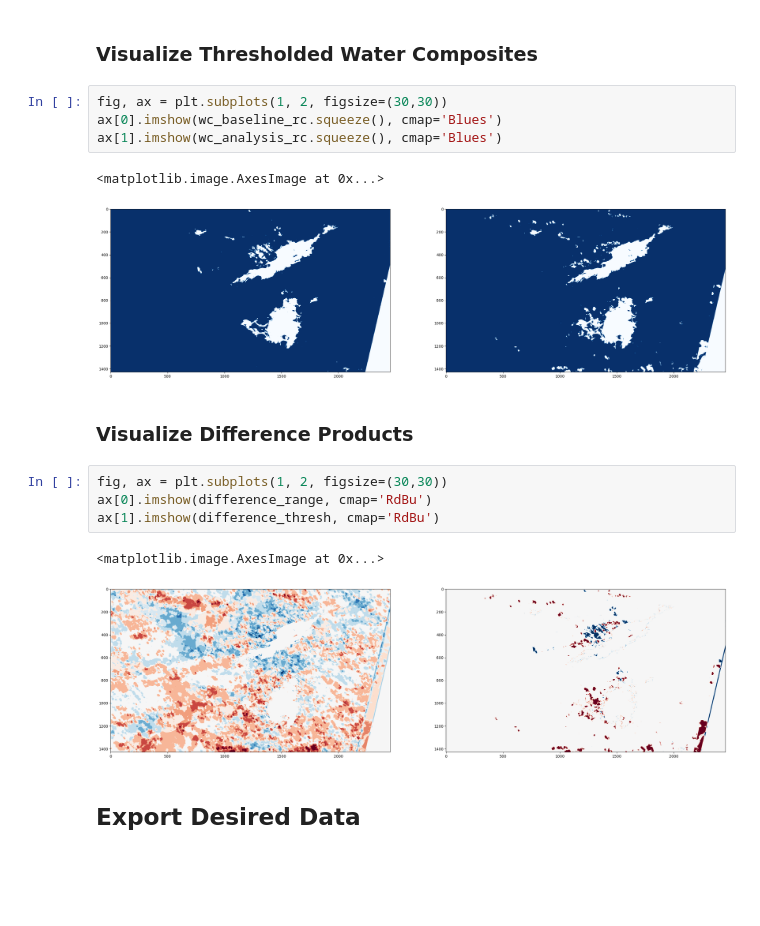
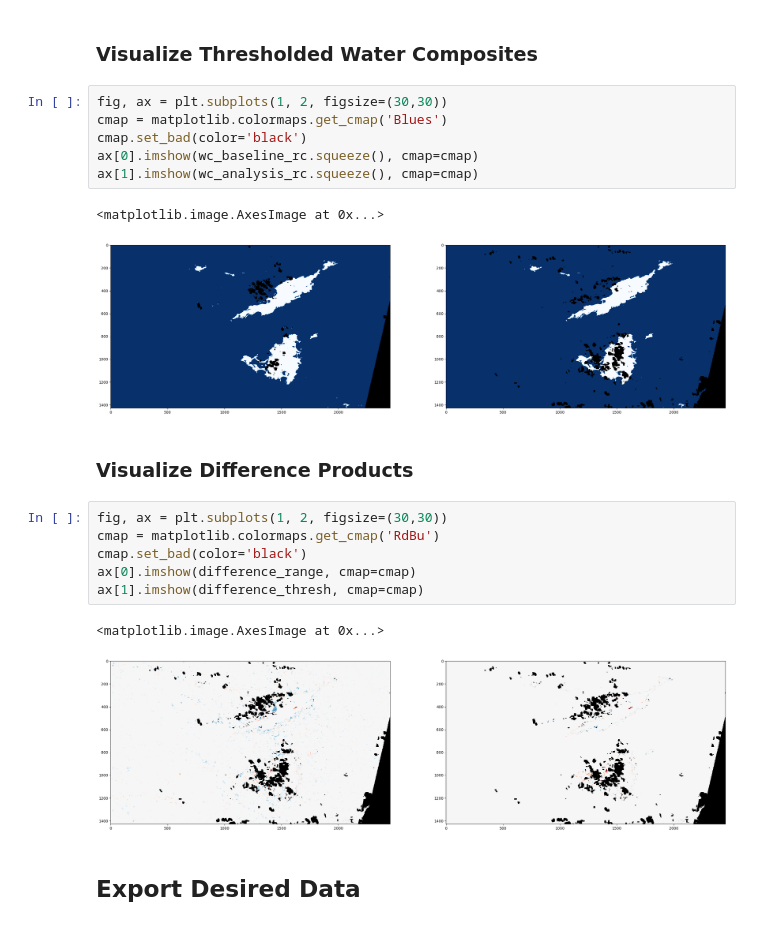
Before and after one commit to sabinenix/odc-hub, a Jupyter notebook: todeploy/nodatacube/WaterChange_2.ipynb, the cells around one changed output. Saved outputs shown, nothing was run; the diff lists cells and outputs as text; blank space fills up the shorter version.

```diff
--- a/todeploy/nodatacube/WaterChange_2.ipynb
+++ b/todeploy/nodatacube/WaterChange_2.ipynb
@@ -227,20 +230,24 @@ difference_thresh = wc_analysis_rc - wc_baseline_rc
 ### Visualize Thresholded Water Composites
 # %%
 fig, ax = plt.subplots(1, 2, figsize=(30,30))
-ax[0].imshow(wc_baseline_rc.squeeze(), cmap='Blues')
-ax[1].imshow(wc_analysis_rc.squeeze(), cmap='Blues')
+cmap = matplotlib.colormaps.get_cmap('Blues')
+cmap.set_bad(color='black')
+ax[0].imshow(wc_baseline_rc.squeeze(), cmap=cmap)
+ax[1].imshow(wc_analysis_rc.squeeze(), cmap=cmap)
 # %% [output]
 <matplotlib.image.AxesImage at 0x...>
-[figure, old version]
+[figure, new version]
 # %% [markdown]
 ### Visualize Difference Products
 # %%
 fig, ax = plt.subplots(1, 2, figsize=(30,30))
-ax[0].imshow(difference_range, cmap='RdBu')
-ax[1].imshow(difference_thresh, cmap='RdBu')
+cmap = matplotlib.colormaps.get_cmap('RdBu')
+cmap.set_bad(color='black')
+ax[0].imshow(difference_range, cmap=cmap)
+ax[1].imshow(difference_thresh, cmap=cmap)
 # %% [output]
 <matplotlib.image.AxesImage at 0x...>
-[figure, old version]
+[figure, new version]
 # %% [markdown]
 ## Export Desired Data
 # %%
```
Also changed, not shown: parts of 2 cells of this notebook, 5 other files.
